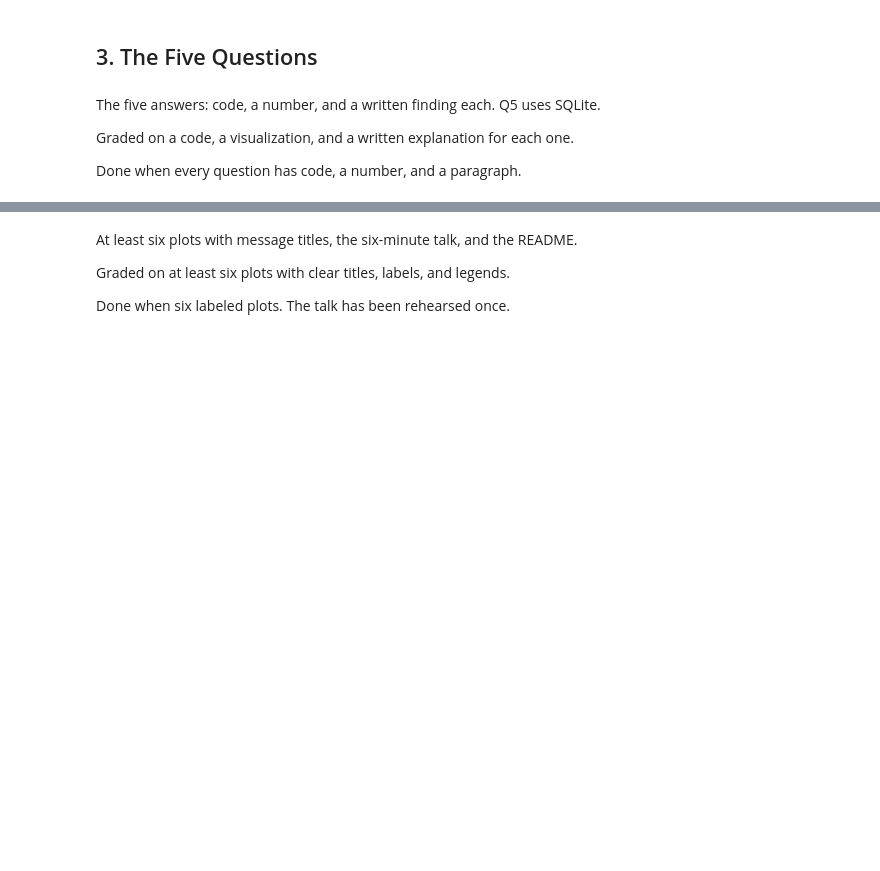
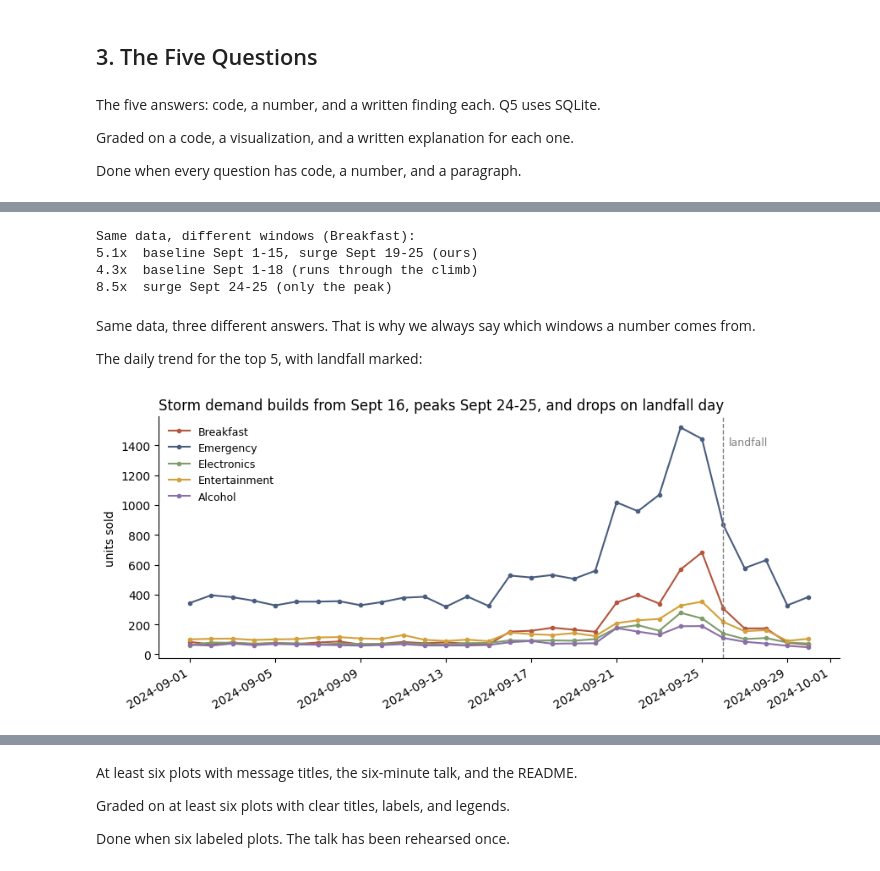
Before and after one commit to eviemcmahan/walmart-hurricane-project, a Jupyter notebook: notebooks/team_notebook.ipynb, the cells around one changed output, grey strips where cells are left out. Saved outputs shown, nothing was run; the diff lists cells and outputs as text; code cells hidden in the pictures; blank space fills up the shorter version.

```diff
--- a/notebooks/team_notebook.ipynb
+++ b/notebooks/team_notebook.ipynb
@@ -1276,0 +1291,17 @@ Done when every question has code, a number, and a paragraph.
+# %%
+cat_daily = dated.groupby(['date', 'category'])['quantity'].sum().reset_index()
+
+baseline = window(cat_daily, '2024-09-01', '2024-09-15')    # flat, before the first rise
+surge = window(cat_daily, '2024-09-19', '2024-09-25')       # the 7 days before landfall
+
+q1 = pd.DataFrame({
+    'baseline_per_day': baseline.groupby('category')['quantity'].sum() / BASELINE_DAYS,
+    'surge_per_day': surge.groupby('category')['quantity'].sum() / SURGE_DAYS,
+})
+q1['multiple'] = q1['surge_per_day'] / q1['baseline_per_day']
+q1['pct_increase'] = (q1['multiple'] - 1) * 100
+q1 = q1.sort_values('pct_increase', ascending=False).round(1)
+
+top5 = q1.index[:5].tolist()
+print('top 5 categories:', top5)
+q1
@@ -1276,0 +1322,39 @@ Done when every question has code, a number, and a paragraph.
+# %%
+print('Same data, different windows (Breakfast):')
+choices = {
+    'baseline Sept 1-15, surge Sept 19-25 (ours)': ('2024-09-01', '2024-09-15', '2024-09-19', '2024-09-25'),
+    'baseline Sept 1-18 (runs through the climb)': ('2024-09-01', '2024-09-18', '2024-09-19', '2024-09-25'),
+    'surge Sept 24-25 (only the peak)':            ('2024-09-01', '2024-09-15', '2024-09-24', '2024-09-25'),
+}
+breakfast = cat_daily[cat_daily['category'] == 'Breakfast']
+for name, (b0, b1, s0, s1) in choices.items():
+    m = window(breakfast, s0, s1)['quantity'].mean() / window(breakfast, b0, b1)['quantity'].mean()
+    print(f'{m:.1f}x  {name}')
+# %% [output]
+Same data, different windows (Breakfast):
+5.1x  baseline Sept 1-15, surge Sept 19-25 (ours)
+4.3x  baseline Sept 1-18 (runs through the climb)
+8.5x  surge Sept 24-25 (only the peak)
+# %% [markdown]
+Same data, three different answers. That is why we always say which windows a number comes from.
+
+The daily trend for the top 5, with landfall marked:
+# %%
+daily = cat_daily.pivot(index='date', columns='category', values='quantity')[top5]
+
+fig, ax = plt.subplots(figsize=(9, 4))
+for col, color in zip(daily.columns, ['#b4553f', '#4a5d7e', '#7f9c6c', '#d4a03a', '#8a6fa8']):
+    ax.plot(daily.index, daily[col], marker='o', ms=3, color=color, label=col)
+ax.axvline(LANDFALL, ls='--', color='gray', lw=1)
+ax.annotate('landfall', xy=(LANDFALL + pd.Timedelta(hours=6), 1400), fontsize=9, color='gray')
+ax.set_title('Storm demand builds from Sept 16, peaks Sept 24-25, and drops on landfall day',
+             loc='left', fontsize=12)
+ax.set_ylabel('units sold')
+ax.legend(frameon=False, fontsize=9)
+for spine in ('top', 'right'):
+    ax.spines[spine].set_visible(False)
+fig.autofmt_xdate()
+plt.tight_layout()
+plt.show()
+# %% [output]
+[figure, added]
```
Also changed, not shown: parts of 39 cells of this notebook.
